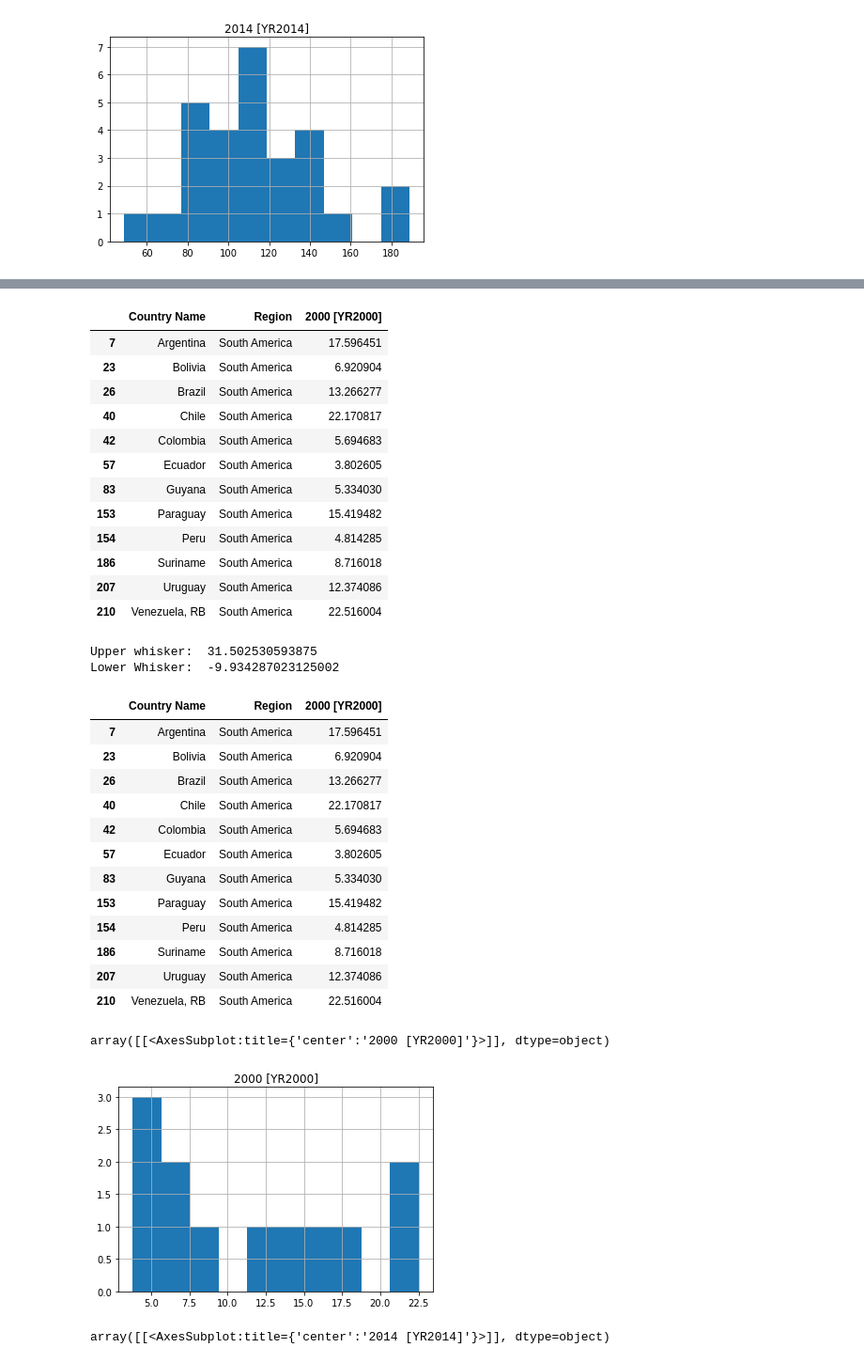
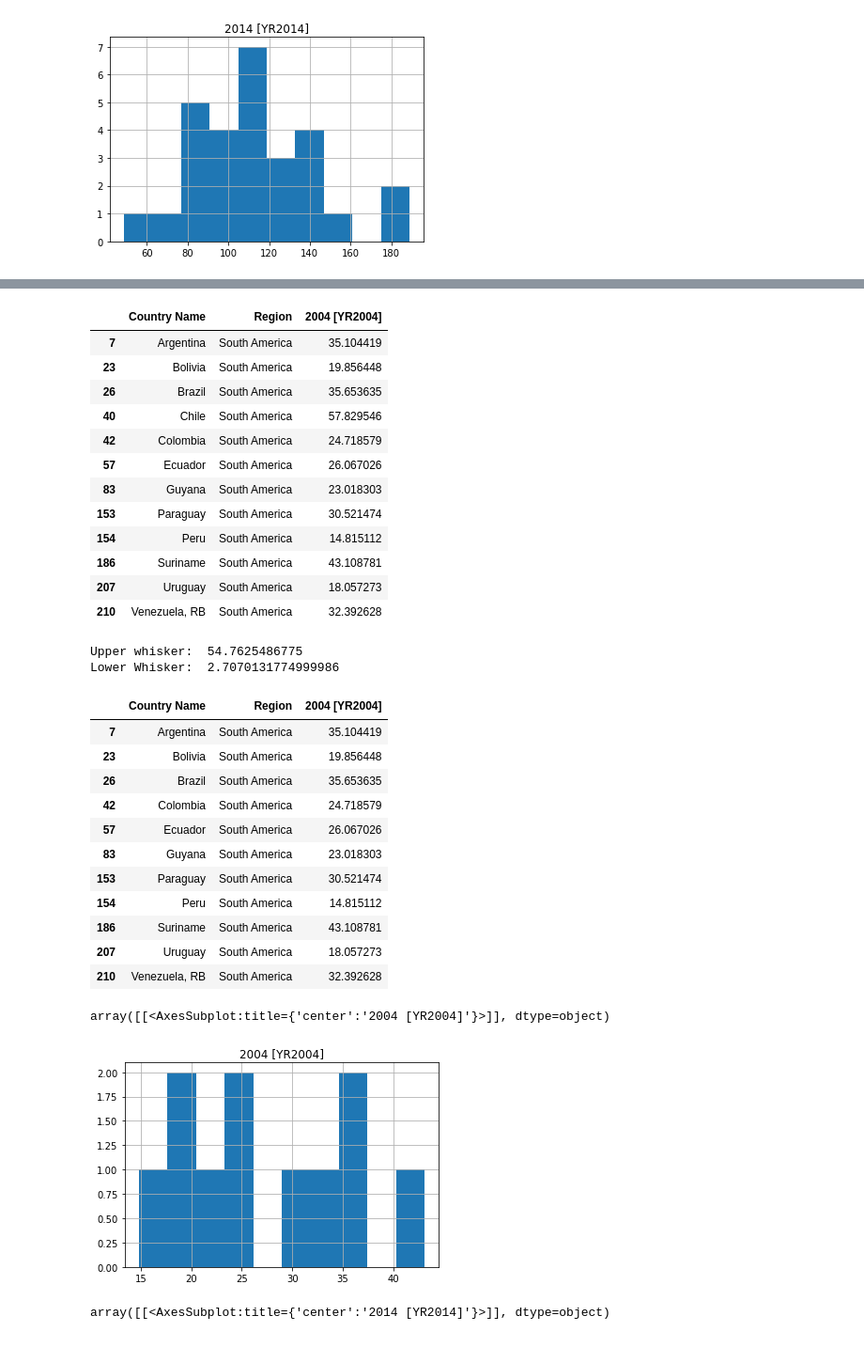
Before and after one commit to pant411/Pant_Stat_Asign1, a Jupyter notebook: assign1_part2_1.ipynb, the cells around one changed output, grey strips where cells are left out. Shown at 94% size. Drawn from its saved outputs; the diff is of its cells as text; code cells hidden in the pictures.

```diff
--- a/assign1_part2_1.ipynb
+++ b/assign1_part2_1.ipynb
@@ -991,48 +1017,47 @@ array([[<AxesSubplot:title={'center':'2000 [YR2000]'}>]], dtype=object)
 # %%
-SA_mobile_without_2000 = mobile1[mobile1.Region=="South America"]
-SA_mobile_without_2000 = SA_mobile_without_2000[["Country Name","Region","2000 [YR2000]"]]
-SA_mobile_without_2000
+SA_mobile_without_2004 = mobile1[mobile1.Region=="South America"]
+SA_mobile_without_2004 = SA_mobile_without_2004[["Country Name","Region","2004 [YR2004]"]]
+SA_mobile_without_2004
 # %% [output]
-|  | Country Name | Region | 2000 [YR2000] |
-| 7 | Argentina | South America | 17.596451 |
-| 23 | Bolivia | South America | 6.920904 |
-| 26 | Brazil | South America | 13.266277 |
-| 40 | Chile | South America | 22.170817 |
-| 42 | Colombia | South America | 5.694683 |
-| 57 | Ecuador | South America | 3.802605 |
-| 83 | Guyana | South America | 5.334030 |
-| 153 | Paraguay | South America | 15.419482 |
-| 154 | Peru | South America | 4.814285 |
-| 186 | Suriname | South America | 8.716018 |
-| 207 | Uruguay | South America | 12.374086 |
-| 210 | Venezuela, RB | South America | 22.516004 |
+|  | Country Name | Region | 2004 [YR2004] |
+| 7 | Argentina | South America | 35.104419 |
+| 23 | Bolivia | South America | 19.856448 |
+| 26 | Brazil | South America | 35.653635 |
+| 40 | Chile | South America | 57.829546 |
+| 42 | Colombia | South America | 24.718579 |
+| 57 | Ecuador | South America | 26.067026 |
+| 83 | Guyana | South America | 23.018303 |
+| 153 | Paraguay | South America | 30.521474 |
+| 154 | Peru | South America | 14.815112 |
+| 186 | Suriname | South America | 43.108781 |
+| 207 | Uruguay | South America | 18.057273 |
+| 210 | Venezuela, RB | South America | 32.392628 |
 # %%
-upper, lower = outliers(SA_mobile_without_2000, "2000 [YR2000]")
+upper, lower = outliers(SA_mobile_without_2004, "2004 [YR2004]")
 print("Upper whisker: ", upper)
 print("Lower Whisker: ", lower)
-SA_mobile_without_2000 = SA_mobile_without_2000[(SA_mobile_without_2000["2000 [YR2000]"] > lower) & (SA_mobile_without_2000["2000 [YR2000]"] < upper)]
-SA_mobile_without_2000
+SA_mobile_without_2004 = SA_mobile_without_2004[(SA_mobile_without_2004["2004 [YR2004]"] > lower) & (SA_mobile_without_2004["2004 [YR2004]"] < upper)]
+SA_mobile_without_2004
 # %% [output]
-Upper whisker:  31.502530593875
-Lower Whisker:  -9.934287023125002
+Upper whisker:  54.7625486775
+Lower Whisker:  2.7070131774999986
-|  | Country Name | Region | 2000 [YR2000] |
-| 7 | Argentina | South America | 17.596451 |
-| 23 | Bolivia | South America | 6.920904 |
-| 26 | Brazil | South America | 13.266277 |
-| 40 | Chile | South America | 22.170817 |
-| 42 | Colombia | South America | 5.694683 |
-| 57 | Ecuador | South America | 3.802605 |
-| 83 | Guyana | South America | 5.334030 |
-| 153 | Paraguay | South America | 15.419482 |
-| 154 | Peru | South America | 4.814285 |
-| 186 | Suriname | South America | 8.716018 |
-| 207 | Uruguay | South America | 12.374086 |
-| 210 | Venezuela, RB | South America | 22.516004 |
+|  | Country Name | Region | 2004 [YR2004] |
+| 7 | Argentina | South America | 35.104419 |
+| 23 | Bolivia | South America | 19.856448 |
+| 26 | Brazil | South America | 35.653635 |
+| 42 | Colombia | South America | 24.718579 |
+| 57 | Ecuador | South America | 26.067026 |
+| 83 | Guyana | South America | 23.018303 |
+| 153 | Paraguay | South America | 30.521474 |
+| 154 | Peru | South America | 14.815112 |
+| 186 | Suriname | South America | 43.108781 |
+| 207 | Uruguay | South America | 18.057273 |
+| 210 | Venezuela, RB | South America | 32.392628 |
 # %%
-SA_mobile_without_2000.hist()
+SA_mobile_without_2004.hist()
 # %% [output]
-array([[<AxesSubplot:title={'center':'2000 [YR2000]'}>]], dtype=object)
+array([[<AxesSubplot:title={'center':'2004 [YR2004]'}>]], dtype=object)
-[figure, old version]
+[figure, new version]
 # %%
 #South America 2014 with outliers
 # %%
```
Also changed, not shown: parts of 51 cells of this notebook, 39 other files.
